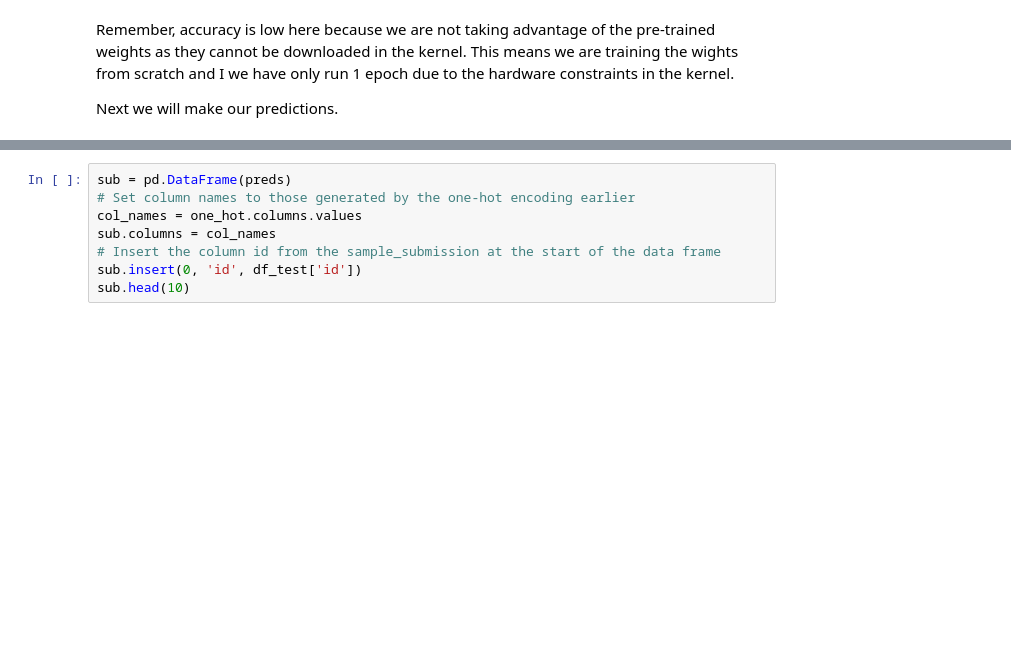
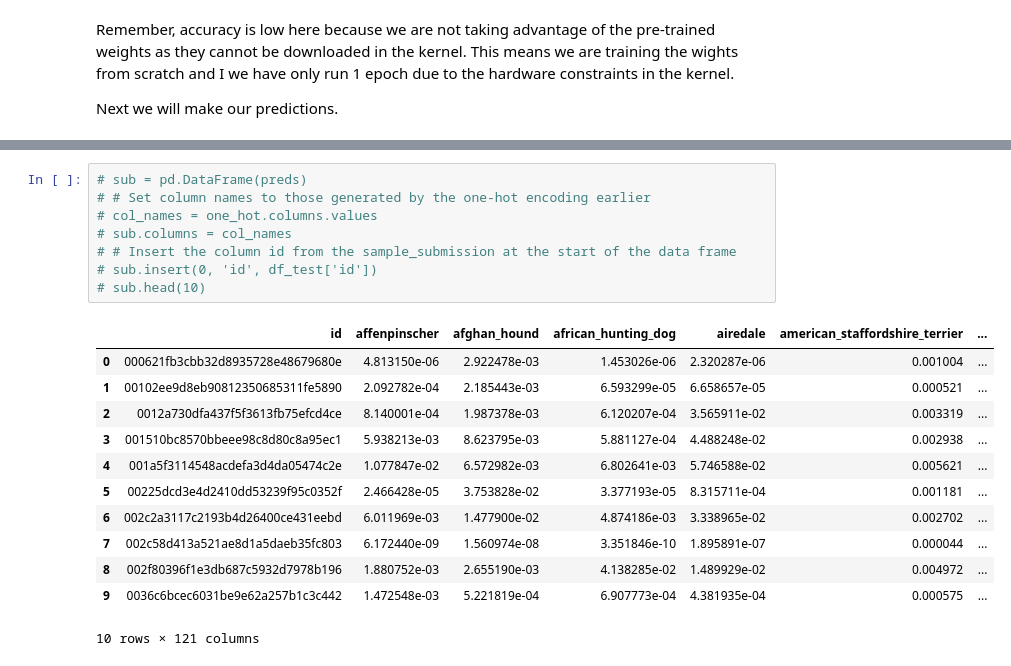
Before and after one commit to telecombcn-dl/2017-dlai-team4, a Jupyter notebook: code/Keras VGG19 Starter.ipynb, the cells around one changed output, grey strips where cells are left out. Saved outputs shown, nothing was run; the diff lists cells and outputs as text; blank space fills up the shorter version.

```diff
--- a/code/Keras VGG19 Starter.ipynb
+++ b/code/Keras VGG19 Starter.ipynb
@@ -212,8 +261,21 @@ preds = model.predict(x_test, verbose=1)
 # %%
-sub = pd.DataFrame(preds)
-# Set column names to those generated by the one-hot encoding earlier
-col_names = one_hot.columns.values
-sub.columns = col_names
-# Insert the column id from the sample_submission at the start of the data frame
-sub.insert(0, 'id', df_test['id'])
-sub.head(10)
+# sub = pd.DataFrame(preds)
+# # Set column names to those generated by the one-hot encoding earlier
+# col_names = one_hot.columns.values
+# sub.columns = col_names
+# # Insert the column id from the sample_submission at the start of the data frame
+# sub.insert(0, 'id', df_test['id'])
+# sub.head(10)
+# %% [output]
+|  | id | affenpinscher | afghan_hound | african_hunting_dog | airedale | american_staffordshire_terrier | ... |
+| 0 | 000621fb3cbb32d8935728e48679680e | 4.813150e-06 | 2.922478e-03 | 1.453026e-06 | 2.320287e-06 | 0.001004 | ... |
+| 1 | 00102ee9d8eb90812350685311fe5890 | 2.092782e-04 | 2.185443e-03 | 6.593299e-05 | 6.658657e-05 | 0.000521 | ... |
+| 2 | 0012a730dfa437f5f3613fb75efcd4ce | 8.140001e-04 | 1.987378e-03 | 6.120207e-04 | 3.565911e-02 | 0.003319 | ... |
+| 3 | 001510bc8570bbeee98c8d80c8a95ec1 | 5.938213e-03 | 8.623795e-03 | 5.881127e-04 | 4.488248e-02 | 0.002938 | ... |
+| 4 | 001a5f3114548acdefa3d4da05474c2e | 1.077847e-02 | 6.572982e-03 | 6.802641e-03 | 5.746588e-02 | 0.005621 | ... |
+| 5 | 00225dcd3e4d2410dd53239f95c0352f | 2.466428e-05 | 3.753828e-02 | 3.377193e-05 | 8.315711e-04 | 0.001181 | ... |
+| 6 | 002c2a3117c2193b4d26400ce431eebd | 6.011969e-03 | 1.477900e-02 | 4.874186e-03 | 3.338965e-02 | 0.002702 | ... |
+| 7 | 002c58d413a521ae8d1a5daeb35fc803 | 6.172440e-09 | 1.560974e-08 | 3.351846e-10 | 1.895891e-07 | 0.000044 | ... |
+| 8 | 002f80396f1e3db687c5932d7978b196 | 1.880752e-03 | 2.655190e-03 | 4.138285e-02 | 1.489929e-02 | 0.004972 | ... |
+| 9 | 0036c6bcec6031be9e62a257b1c3c442 | 1.472548e-03 | 5.221819e-04 | 6.907773e-04 | 4.381935e-04 | 0.000575 | ... |
+10 rows × 121 columns
```
Also changed, not shown: parts of 8 cells of this notebook, 7 other files.
